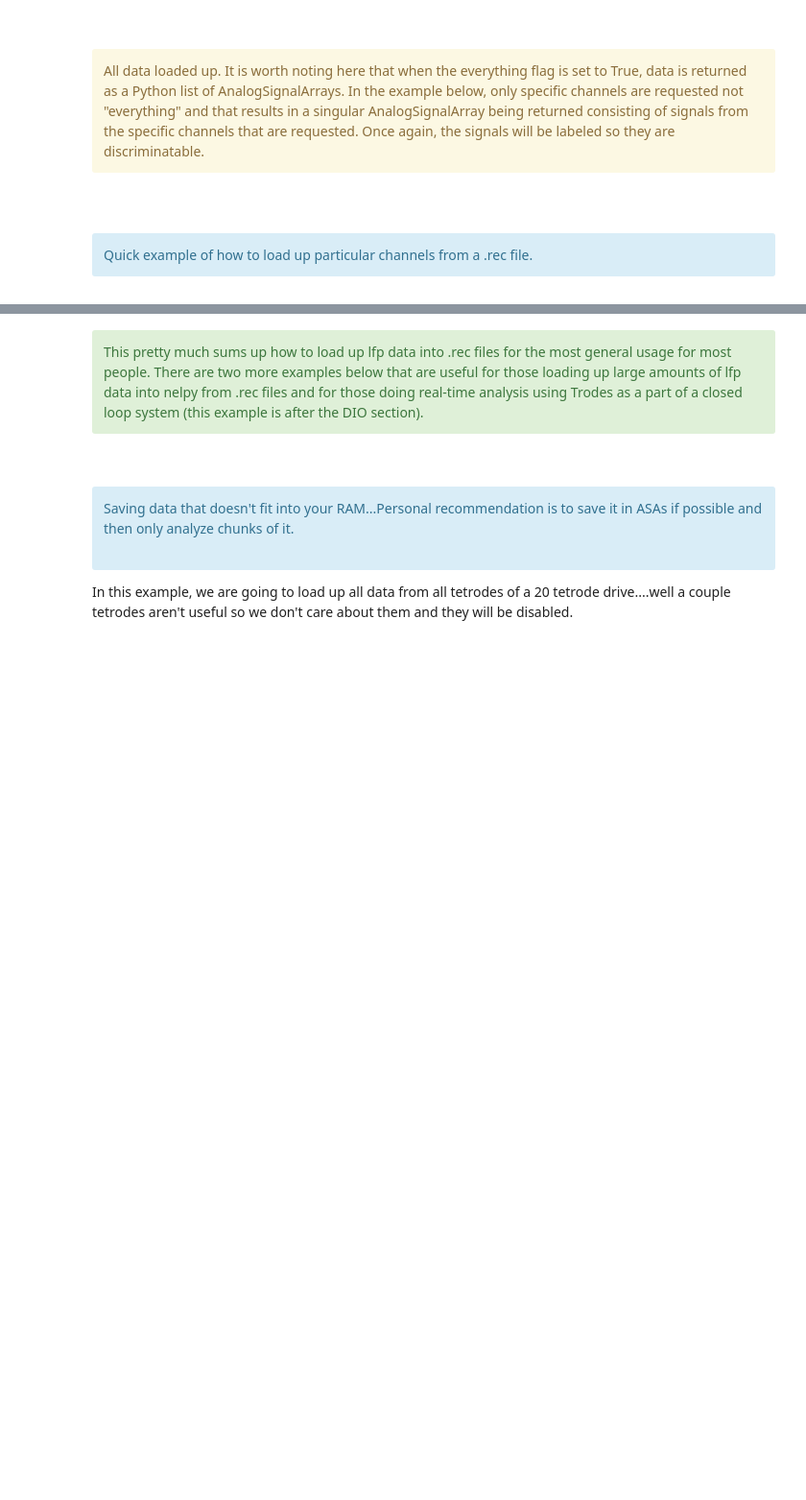
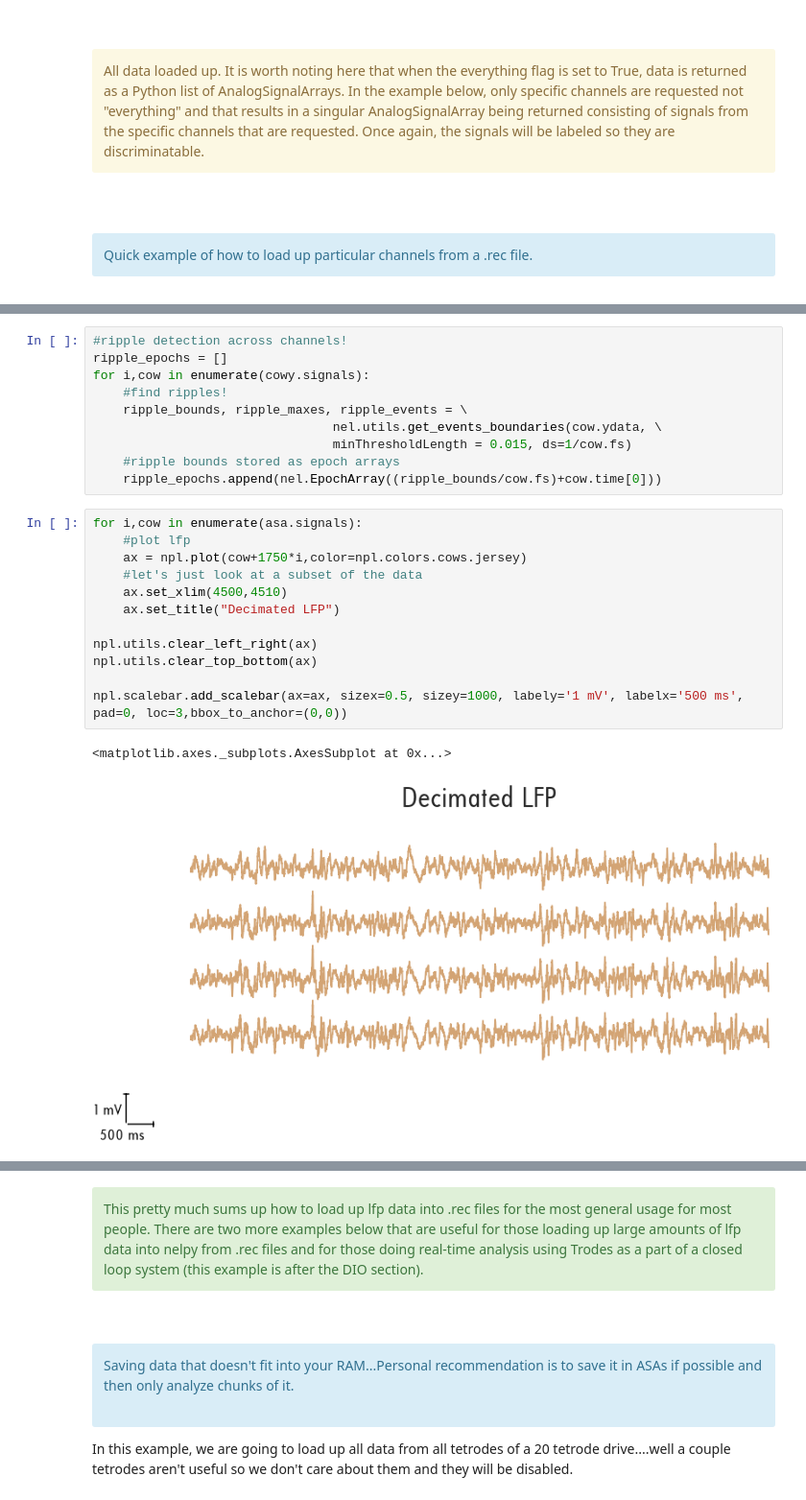
Before and after one commit to eackermann/nelpy, a Jupyter notebook: examples/TrodesImportDemo.ipynb, the cells around one changed output, grey strips where cells are left out. Shown at 96% size. Drawn from its saved outputs; the diff is of its cells as text; blank space fills up the shorter version.

```diff
--- a/examples/TrodesImportDemo.ipynb
+++ b/examples/TrodesImportDemo.ipynb
@@ -169,0 +182,25 @@ Quick example of how to load up particular channels from a .rec file.
+# %%
+#ripple detection across channels!
+ripple_epochs = []
+for i,cow in enumerate(cowy.signals):
+    #find ripples!
+    ripple_bounds, ripple_maxes, ripple_events = \
+                                nel.utils.get_events_boundaries(cow.ydata, \
+                                minThresholdLength = 0.015, ds=1/cow.fs)
+    #ripple bounds stored as epoch arrays
+    ripple_epochs.append(nel.EpochArray((ripple_bounds/cow.fs)+cow.time[0]))
+# %%
+for i,cow in enumerate(asa.signals):
+    #plot lfp
+    ax = npl.plot(cow+1750*i,color=npl.colors.cows.jersey)
+    #let's just look at a subset of the data
+    ax.set_xlim(4500,4510)
+    ax.set_title("Decimated LFP")
+
+npl.utils.clear_left_right(ax)
+npl.utils.clear_top_bottom(ax)
+
+npl.scalebar.add_scalebar(ax=ax, sizex=0.5, sizey=1000, labely='1 mV', labelx='500 ms', pad=0, loc=3,bbox_to_anchor=(0,0))
+# %% [output]
+<matplotlib.axes._subplots.AxesSubplot at 0x...>
+[figure, added]
```
Also changed, not shown: parts of 15 cells of this notebook, 1 other file.
